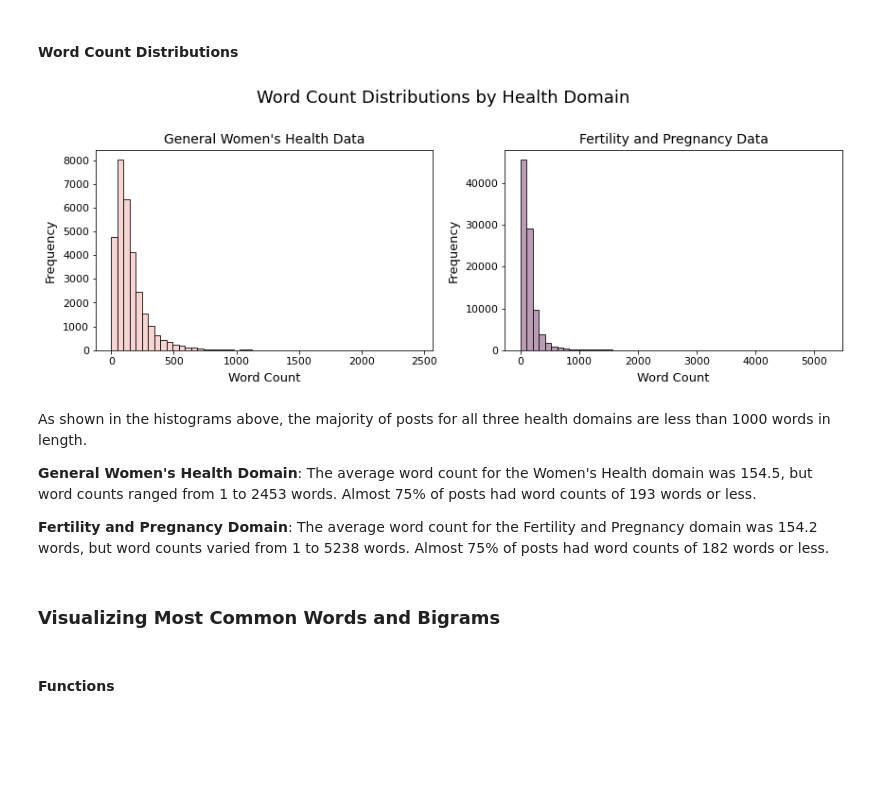
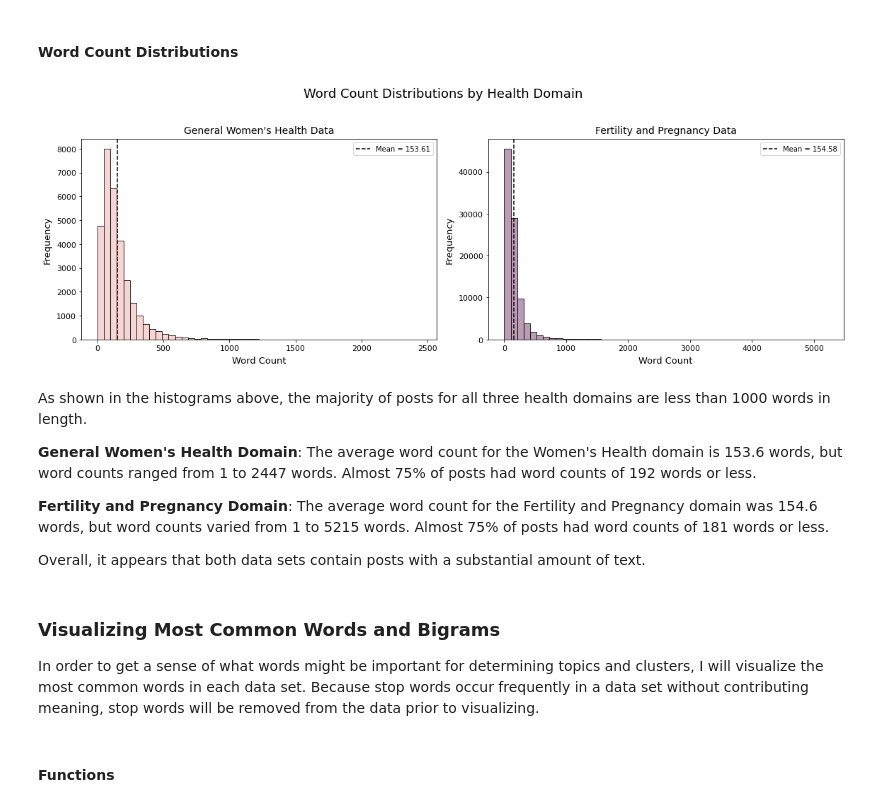
Before and after one commit to jlu90/Identifying-Womens-Health-Concerns, a Jupyter notebook: code/Project_Notebook.ipynb, the cells around one changed output. Drawn from its saved outputs; the diff is of its cells as text; code cells hidden in the pictures; blank space fills up the shorter version.

```diff
--- a/code/Project_Notebook.ipynb
+++ b/code/Project_Notebook.ipynb
@@ -594,48 +594,56 @@ The Fertility and Pregnancy data (`obsgyn`) has 98,138 total posts, but only 35,
 # %% [markdown]
 #### Function
 # %%
-def subplot_histogram(data, axis, title = None, x_label = None, y_label = None, color = None):
+def subplot_histogram(data, axis, mean, title = None, x_label = None, y_label = None, color = None):
     sns.distplot(data, ax = axis, kde = False, hist_kws=dict(edgecolor="k", linewidth=.9, alpha = 0.9), color = color)
+    axis.axvline(mean, ls='--', color = 'black', label = f'Mean = {mean}')
     axis.set_title(title, pad = 8, fontdict = {'fontsize':14})
     axis.set_xlabel(x_label, labelpad = 6, fontdict = {'fontsize':13})
     axis.set_ylabel(y_label, labelpad = 6, fontdict = {'fontsize':13})
     axis.tick_params(axis = 'both', labelsize = 11)
+    axis.legend()
     plt.tight_layout();
 # %% [markdown]
 #### Word Count Distributions
 # %%
-fig, axes = plt.subplots(1, 2, figsize = (12, 4))
+fig, axes = plt.subplots(1, 2, figsize = (16, 5))
 
 ax1 = axes[0]
 ax2 = axes[1]
 
 subplot_histogram(health['word_count'],
                   axis = ax1,
+                  mean = 153.61,
                   title = 'General Women\'s Health Data',
                   x_label = 'Word Count',
                   y_label = 'Frequency',
                   color = blush )
 
 
 subplot_histogram(obsgyn['word_count'],
                   axis = ax2,
+                  mean = 154.58,
                   title = 'Fertility and Pregnancy Data',
                   x_label = 'Word Count',
                   y_label = 'Frequency',
                   color = dark_purple)
 
 
 plt.suptitle('Word Count Distributions by Health Domain', y = 1.12, size = 18);
 # %% [output]
-[figure, old version]
+[figure, new version]
 # %% [markdown]
 As shown in the histograms above, the majority of posts for all three health domains are less than 1000 words in length.
 
-**General Women's Health Domain**: The average word count for the Women's Health domain was 154.5, but word counts ranged from 1 to 2453 words. Almost 75% of posts had word counts of 193 words or less.
+**General Women's Health Domain**: The average word count for the Women's Health domain is 153.6 words, but word counts ranged from 1 to 2447 words. Almost 75% of posts had word counts of 192 words or less.
 
-**Fertility and Pregnancy Domain**: The average word count for the Fertility and Pregnancy domain was 154.2 words, but word counts varied from 1 to 5238 words. Almost 75% of posts had word counts of 182 words or less.
+**Fertility and Pregnancy Domain**: The average word count for the Fertility and Pregnancy domain was 154.6 words, but word counts varied from 1 to 5215 words. Almost 75% of posts had word counts of 181 words or less.
+
+Overall, it appears that both data sets contain posts with a substantial amount of text.
-# %% [markdown]
-### Visualizing Most Common Words and Bigrams
+# %% [markdown]
+### Visualizing Most Common Words and Bigrams
+
+In order to get a sense of what words might be important for determining topics and clusters, I will visualize the most common words in each data set. Because stop words occur frequently in a data set without contributing meaning, stop words will be removed from the data prior to visualizing.
 # %% [markdown]
 #### Functions
 # %%
```
Also changed, not shown: parts of 17 cells of this notebook.
